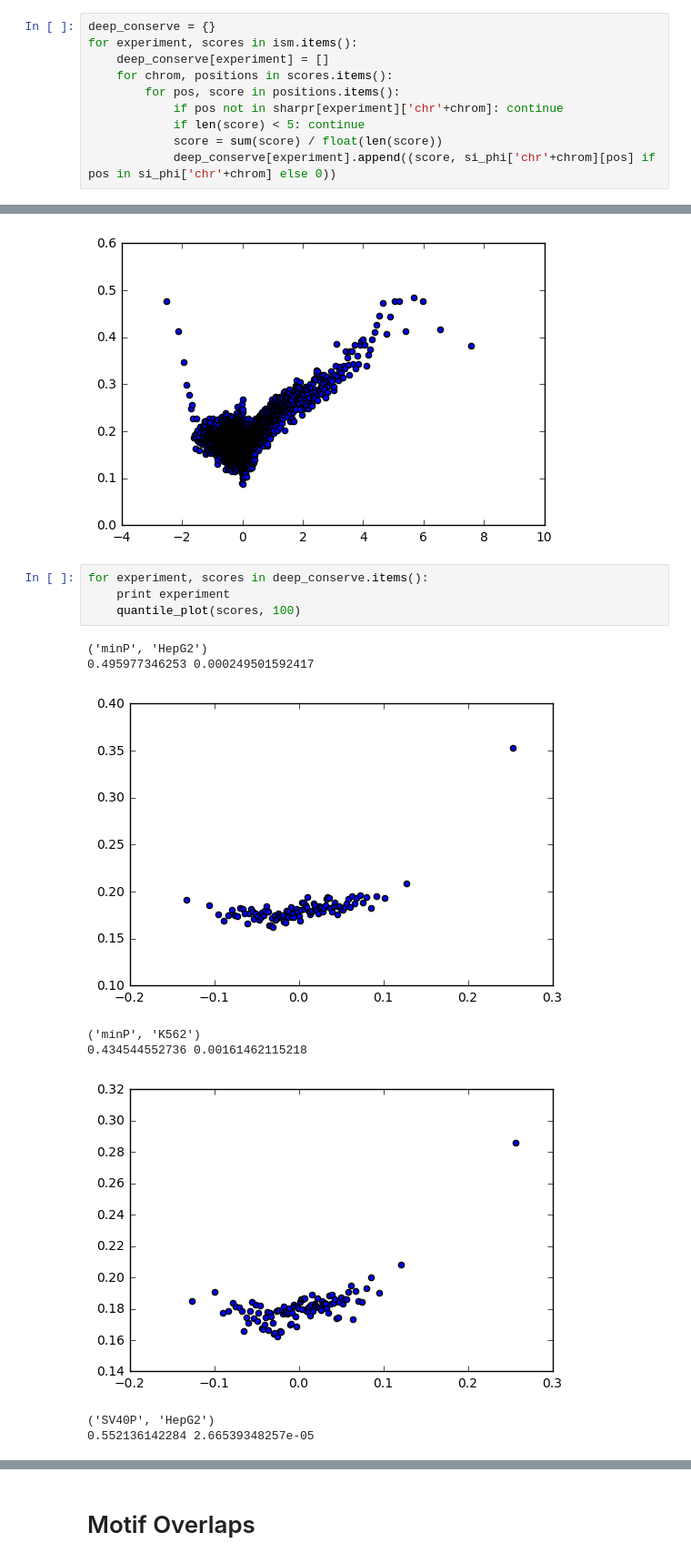
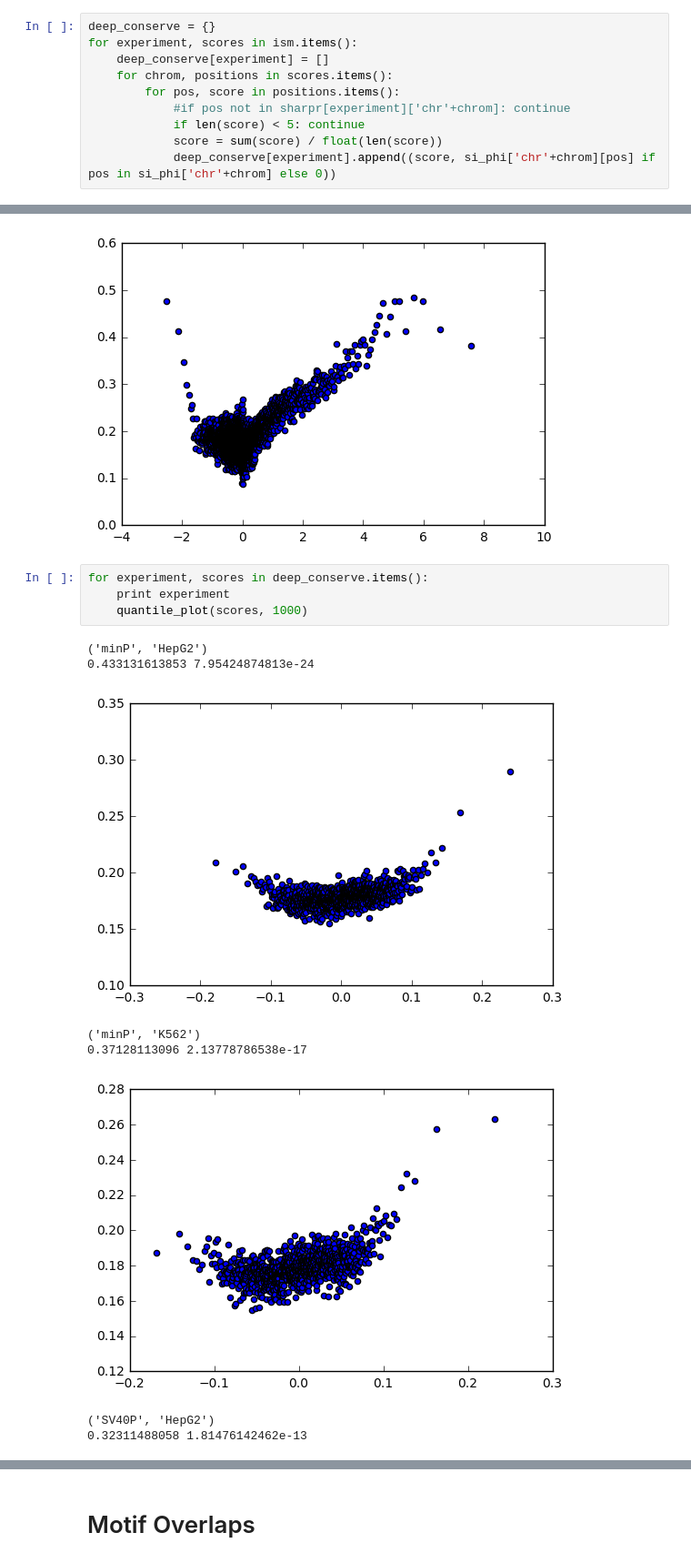
Before and after one commit to irvhsu/cs273b-project, a Jupyter notebook: notebooks/interpretation_ism.ipynb, the cells around one changed output, grey strips where cells are left out. Shown at 91% size. Drawn from its saved outputs; the diff is of its cells as text.

```diff
--- a/notebooks/interpretation_ism.ipynb
+++ b/notebooks/interpretation_ism.ipynb
@@ -144,7 +144,7 @@ for experiment, scores in ism.items():
     deep_conserve[experiment] = []
     for chrom, positions in scores.items():
         for pos, score in positions.items():
-            if pos not in sharpr[experiment]['chr'+chrom]: continue
+            #if pos not in sharpr[experiment]['chr'+chrom]: continue
             if len(score) < 5: continue
             score = sum(score) / float(len(score))
             deep_conserve[experiment].append((score, si_phi['chr'+chrom][pos] if pos in si_phi['chr'+chrom] else 0))
@@ -174,13 +174,13 @@ for experiment, scores in mrpa_conserve.items():
 # %%
 for experiment, scores in deep_conserve.items():
     print experiment
-    quantile_plot(scores, 100)
+    quantile_plot(scores, 1000)
 # %% [output]
 ('minP', 'HepG2')
-0.495977346253 0.000249501592417
+0.433131613853 7.95424874813e-24
-[figure, old version]
+[figure, new version]
 ('minP', 'K562')
-0.434544552736 0.00161462115218
+0.37128113096 2.13778786538e-17
-[figure, old version]
+[figure, new version]
 ('SV40P', 'HepG2')
-0.552136142284 2.66539348257e-05
+0.32311488058 1.81476142462e-13
```
Also changed, not shown: parts of 5 cells of this notebook, 1 other file.
